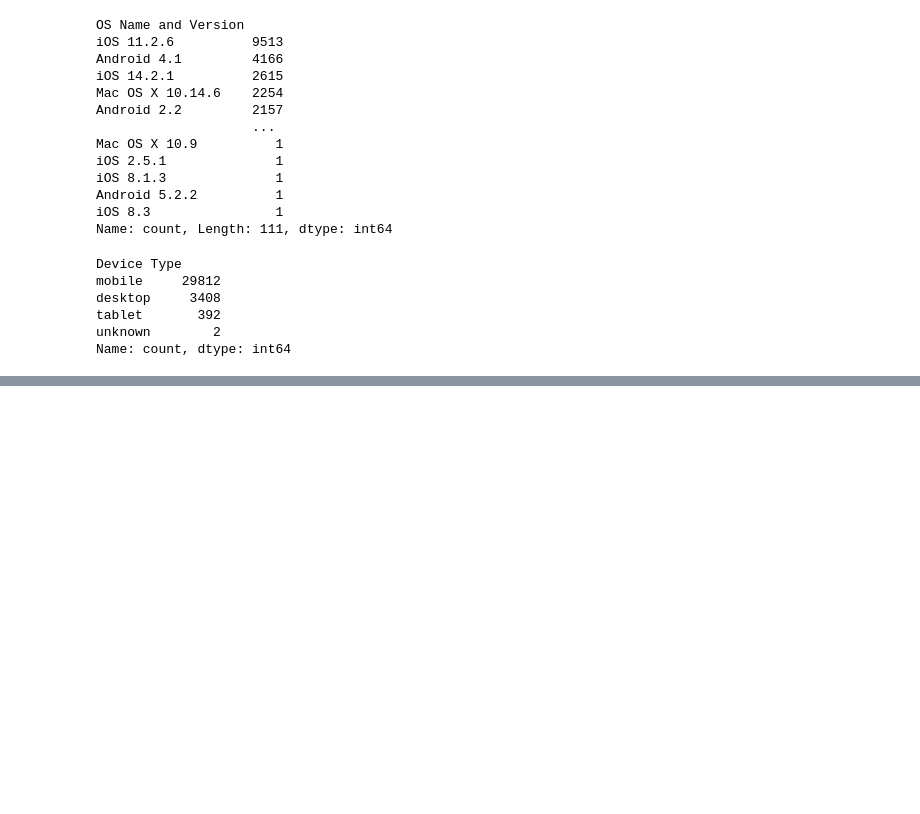
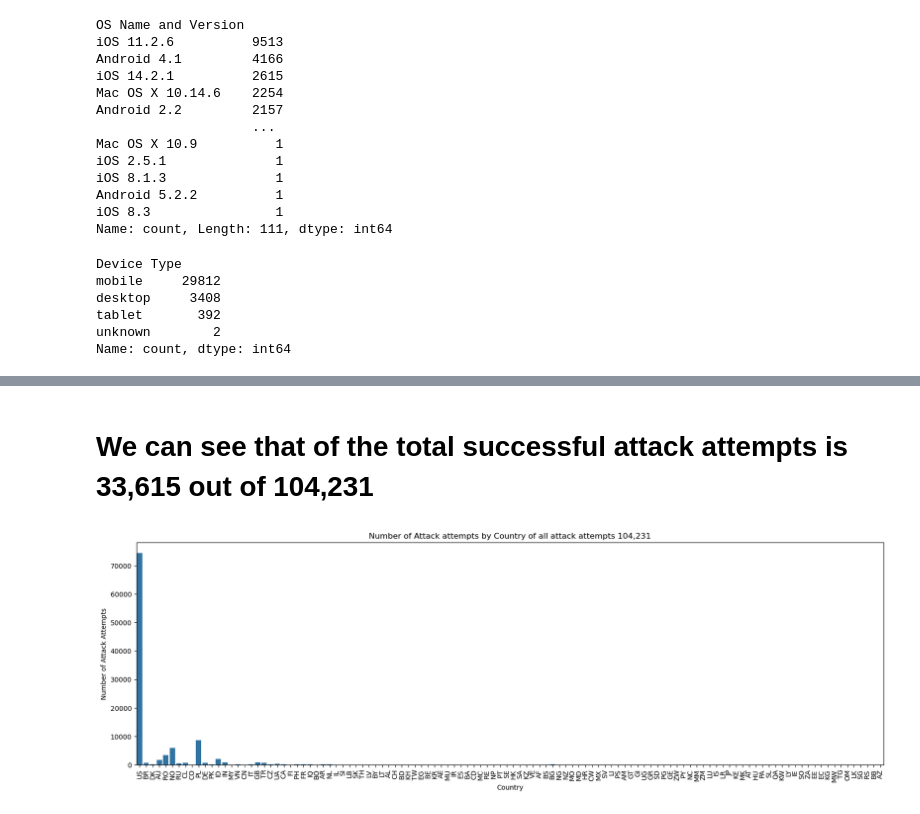
Before and after one commit to Ligia20/Are_we_at_risk, a Jupyter notebook: Attacks.ipynb, the cells around one changed output, grey strips where cells are left out. Drawn from its saved outputs; the diff is of its cells as text; code cells hidden in the pictures; blank space fills up the shorter version.

```diff
--- a/Attacks.ipynb
+++ b/Attacks.ipynb
@@ -140,0 +154,16 @@ Name: count, dtype: int64
+# %% [markdown]
+# We can see that of the total successful attack attempts is 33,615 out of 104,231
+# %%
+plt.figure(figsize=(20,6))
+sns.countplot(
+    data=Total_attack_attempts,
+    x = 'Country',
+)
+
+plt.title('Number of Attack attempts by Country of all attack attempts 104,231')
+plt.xlabel('Country')
+plt.ylabel('Number of Attack Attempts')
+plt.xticks(rotation=90)
+plt.show()
+# %% [output]
+[figure, added]
```
Also changed, not shown: parts of 5 cells of this notebook.
